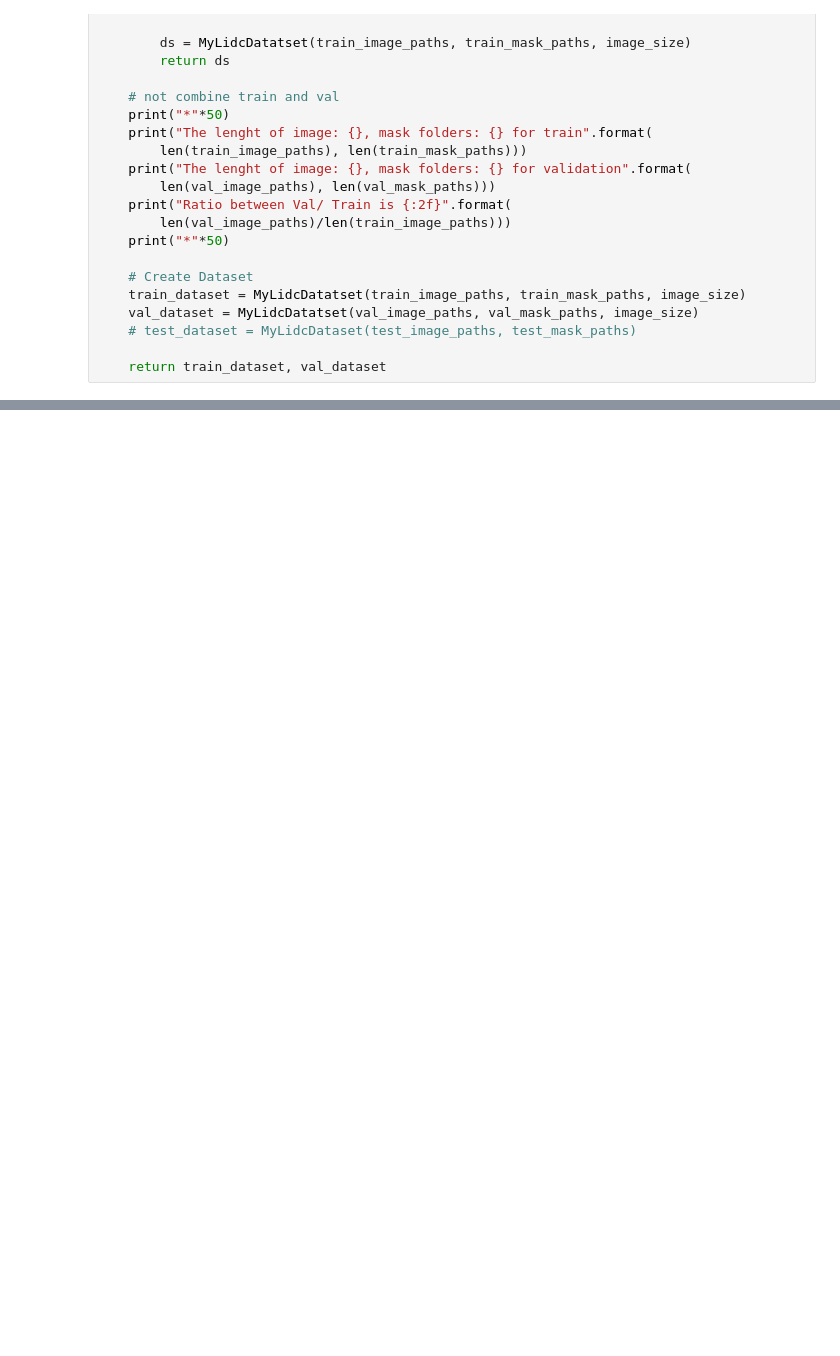
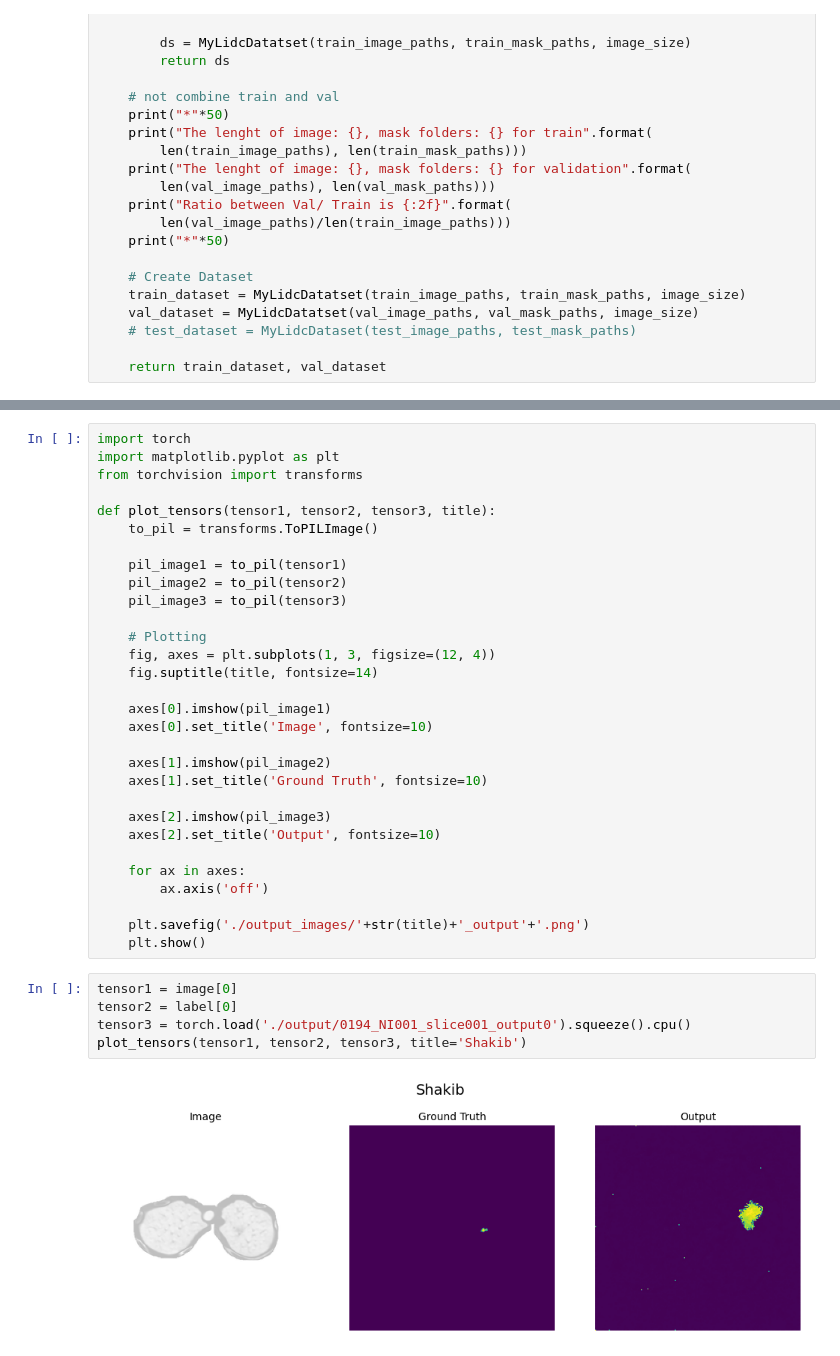
Before and after one commit to wadud6065/Diffusion-based-segmentation, a Jupyter notebook: Temp.ipynb, the cells around one changed output, grey strips where cells are left out. Drawn from its saved outputs; the diff is of its cells as text; blank space fills up the shorter version.

```diff
--- a/Temp.ipynb
+++ b/Temp.ipynb
@@ -190,0 +188,37 @@ plt.show()
+# %%
+import torch
+import matplotlib.pyplot as plt
+from torchvision import transforms
+
+def plot_tensors(tensor1, tensor2, tensor3, title):
+    to_pil = transforms.ToPILImage()
+
+    pil_image1 = to_pil(tensor1)
+    pil_image2 = to_pil(tensor2)
+    pil_image3 = to_pil(tensor3)
+
+    # Plotting
+    fig, axes = plt.subplots(1, 3, figsize=(12, 4))
+    fig.suptitle(title, fontsize=14)
+
+    axes[0].imshow(pil_image1)
+    axes[0].set_title('Image', fontsize=10)
+
+    axes[1].imshow(pil_image2)
+    axes[1].set_title('Ground Truth', fontsize=10)
+
+    axes[2].imshow(pil_image3)
+    axes[2].set_title('Output', fontsize=10)
+
+    for ax in axes:
+        ax.axis('off')
+
+    plt.savefig('./output_images/'+str(title)+'_output'+'.png')
+    plt.show()
+# %%
+tensor1 = image[0]
+tensor2 = label[0]
+tensor3 = torch.load('./output/0194_NI001_slice001_output0').squeeze().cpu()
+plot_tensors(tensor1, tensor2, tensor3, title='Shakib')
+# %% [output]
+[figure, added]
```
Also changed, not shown: parts of 11 cells of this notebook, 6 other files.
